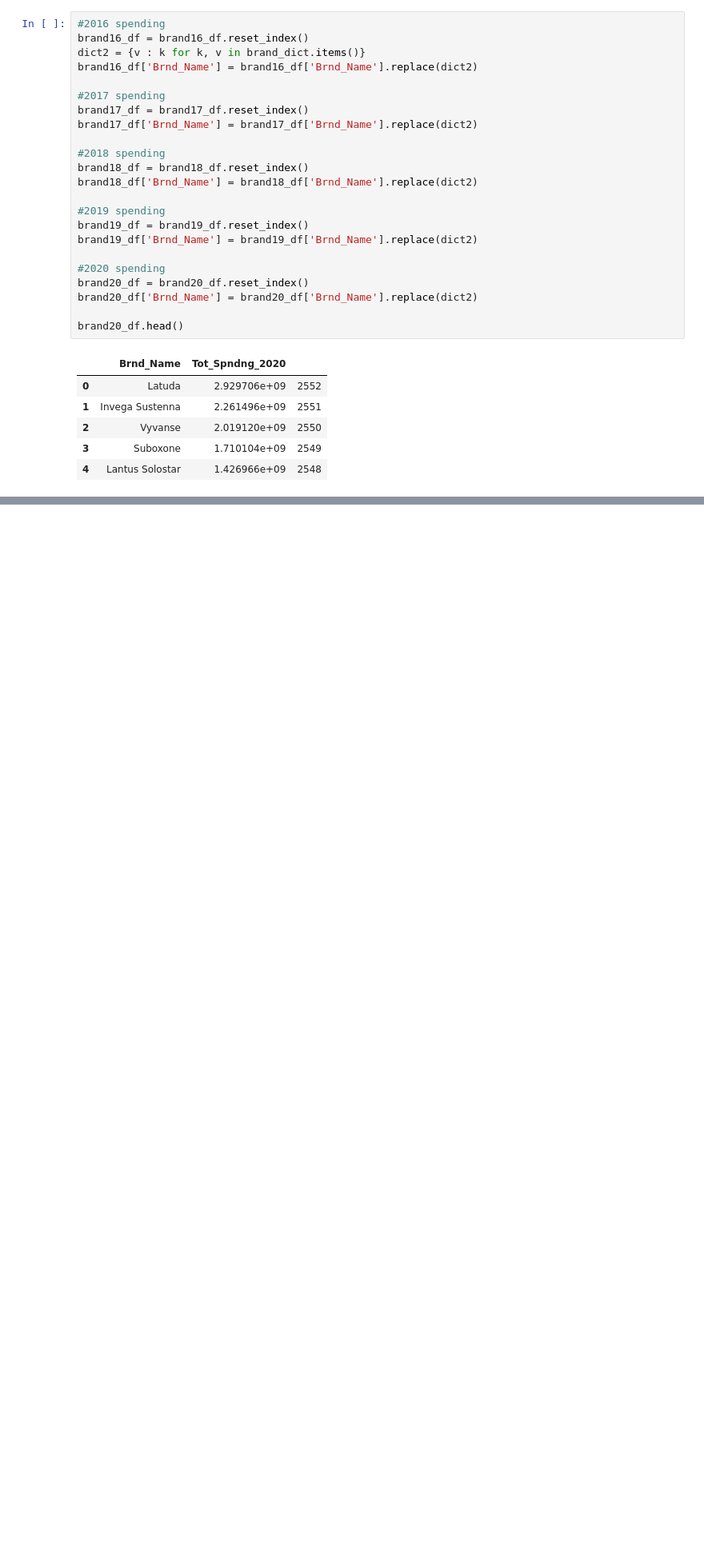
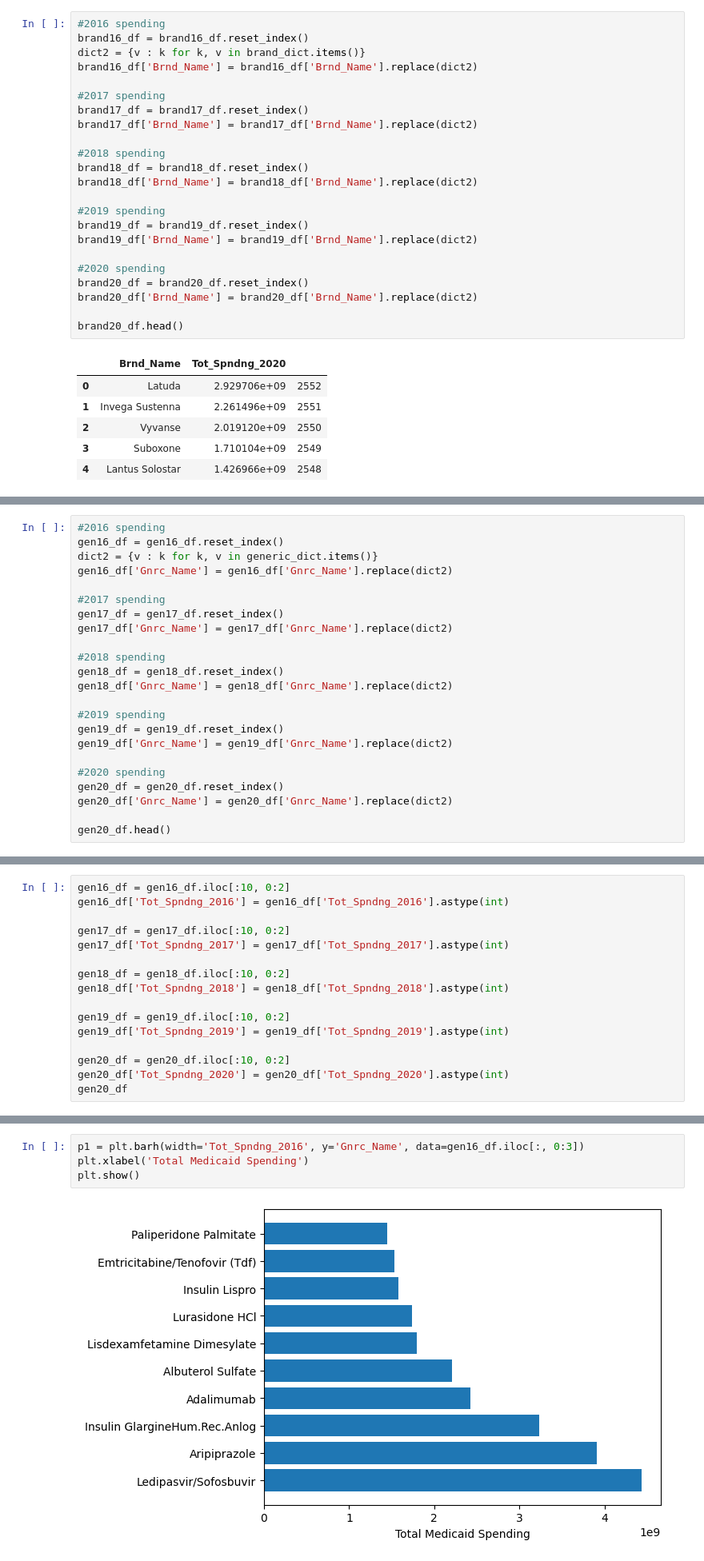
Before and after one commit to yandiwu/medicaidspending, a Jupyter notebook: Medicaid Spending .ipynb, the cells around one changed output, grey strips where cells are left out. Shown at 80% size. Saved outputs shown, nothing was run; the diff lists cells and outputs as text; blank space fills up the shorter version.

Commit message:
Add bar graphs to visualize top manufacturers and generic brands.

```diff
--- a/Medicaid Spending .ipynb
+++ b/Medicaid Spending .ipynb
@@ -599,0 +645,23 @@ plt.show()
+# %%
+#2016 spending
+gen16_df = gen16_df.reset_index()
+dict2 = {v : k for k, v in generic_dict.items()}
+gen16_df['Gnrc_Name'] = gen16_df['Gnrc_Name'].replace(dict2)
+
+#2017 spending
+gen17_df = gen17_df.reset_index()
+gen17_df['Gnrc_Name'] = gen17_df['Gnrc_Name'].replace(dict2)
+
+#2018 spending
+gen18_df = gen18_df.reset_index()
+gen18_df['Gnrc_Name'] = gen18_df['Gnrc_Name'].replace(dict2)
+
+#2019 spending
+gen19_df = gen19_df.reset_index()
+gen19_df['Gnrc_Name'] = gen19_df['Gnrc_Name'].replace(dict2)
+
+#2020 spending
+gen20_df = gen20_df.reset_index()
+gen20_df['Gnrc_Name'] = gen20_df['Gnrc_Name'].replace(dict2)
+
+gen20_df.head()
@@ -599,0 +675,16 @@ plt.show()
+# %%
+gen16_df = gen16_df.iloc[:10, 0:2]
+gen16_df['Tot_Spndng_2016'] = gen16_df['Tot_Spndng_2016'].astype(int)
+
+gen17_df = gen17_df.iloc[:10, 0:2]
+gen17_df['Tot_Spndng_2017'] = gen17_df['Tot_Spndng_2017'].astype(int)
+
+gen18_df = gen18_df.iloc[:10, 0:2]
+gen18_df['Tot_Spndng_2018'] = gen18_df['Tot_Spndng_2018'].astype(int)
+
+gen19_df = gen19_df.iloc[:10, 0:2]
+gen19_df['Tot_Spndng_2019'] = gen19_df['Tot_Spndng_2019'].astype(int)
+
+gen20_df = gen20_df.iloc[:10, 0:2]
+gen20_df['Tot_Spndng_2020'] = gen20_df['Tot_Spndng_2020'].astype(int)
+gen20_df
@@ -599,0 +703,6 @@ plt.show()
+# %%
+p1 = plt.barh(width='Tot_Spndng_2016', y='Gnrc_Name', data=gen16_df.iloc[:, 0:3])
+plt.xlabel('Total Medicaid Spending')
+plt.show()
+# %% [output]
+[figure, added]
```
Also changed, not shown: parts of 38 cells of this notebook.
